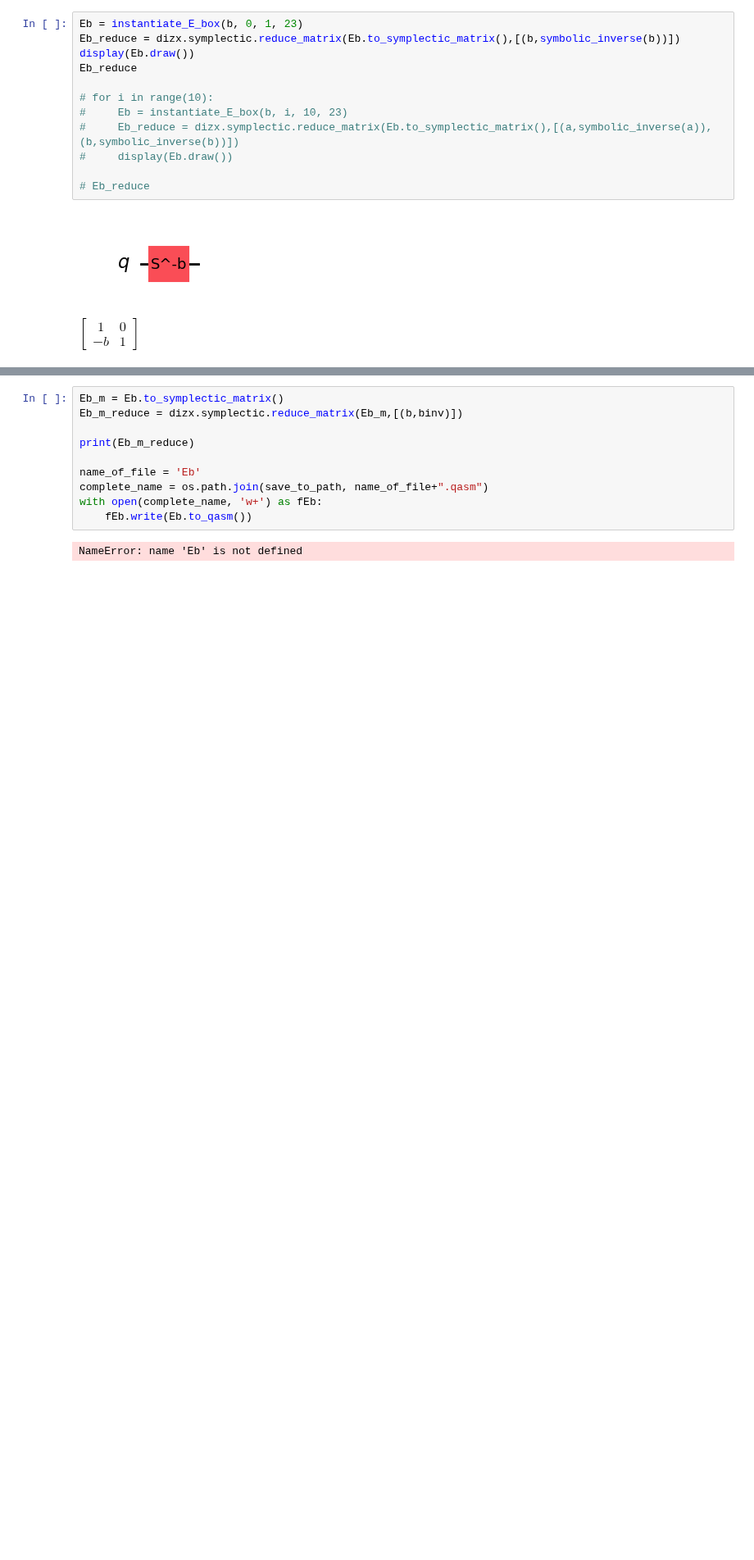
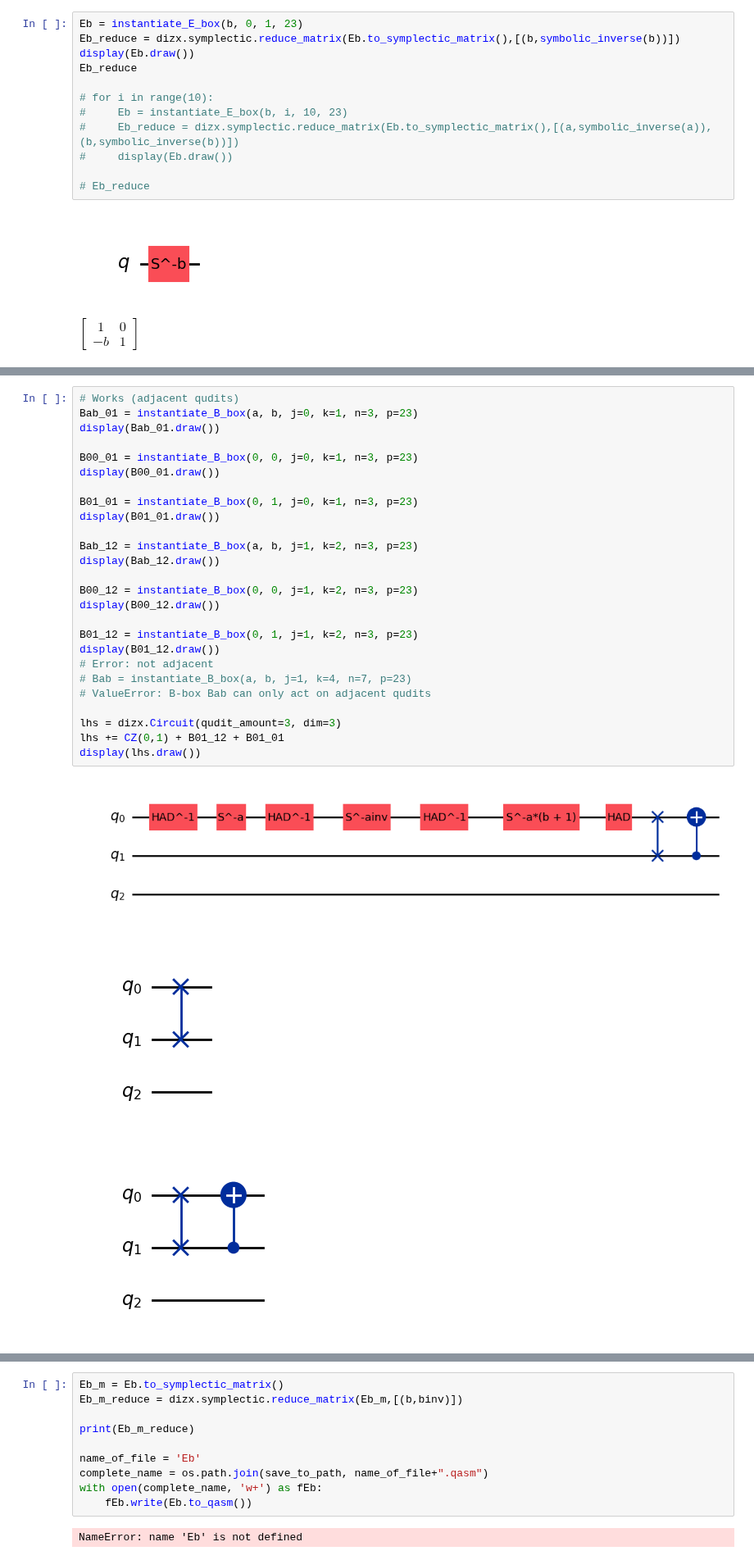
Before and after one commit to SarahMMMLi/QuditClifford, a Jupyter notebook: notebooks/BoxRelation-Soundness.ipynb, the cells around one changed output, grey strips where cells are left out. Shown at 82% size. Saved outputs shown, nothing was run; the diff lists cells and outputs as text; blank space fills up the shorter version.

```diff
--- a/notebooks/BoxRelation-Soundness.ipynb
+++ b/notebooks/BoxRelation-Soundness.ipynb
@@ -574,0 +622,30 @@ $\displaystyle \left[\begin{array}{cccccccccccccccccccc}1 & 0 & 0 & 0 & 0 & 0 &
+# %%
+# Works (adjacent qudits)
+Bab_01 = instantiate_B_box(a, b, j=0, k=1, n=3, p=23)
+display(Bab_01.draw())
+
+B00_01 = instantiate_B_box(0, 0, j=0, k=1, n=3, p=23)
+display(B00_01.draw())
+
+B01_01 = instantiate_B_box(0, 1, j=0, k=1, n=3, p=23)
+display(B01_01.draw())
+
+Bab_12 = instantiate_B_box(a, b, j=1, k=2, n=3, p=23)
+display(Bab_12.draw())
+
+B00_12 = instantiate_B_box(0, 0, j=1, k=2, n=3, p=23)
+display(B00_12.draw())
+
+B01_12 = instantiate_B_box(0, 1, j=1, k=2, n=3, p=23)
+display(B01_12.draw())
+# Error: not adjacent
+# Bab = instantiate_B_box(a, b, j=1, k=4, n=7, p=23)
+# ValueError: B-box Bab can only act on adjacent qudits
+
+lhs = dizx.Circuit(qudit_amount=3, dim=3)
+lhs += CZ(0,1) + B01_12 + B01_01
+display(lhs.draw())
+# %% [output]
+[figure, added]
+[figure, added]
+[figure, added]
```
Also changed, not shown: parts of 7 cells of this notebook.
